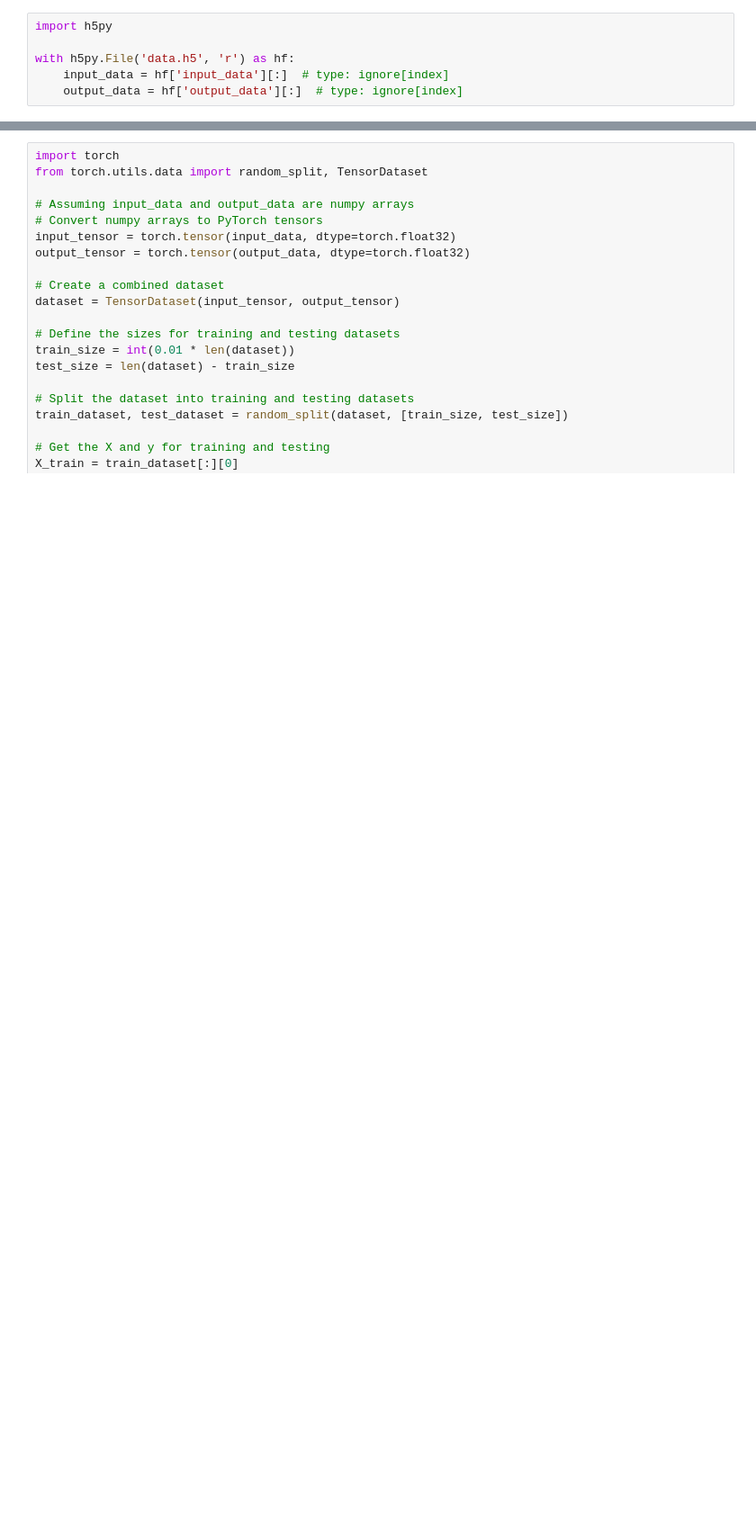
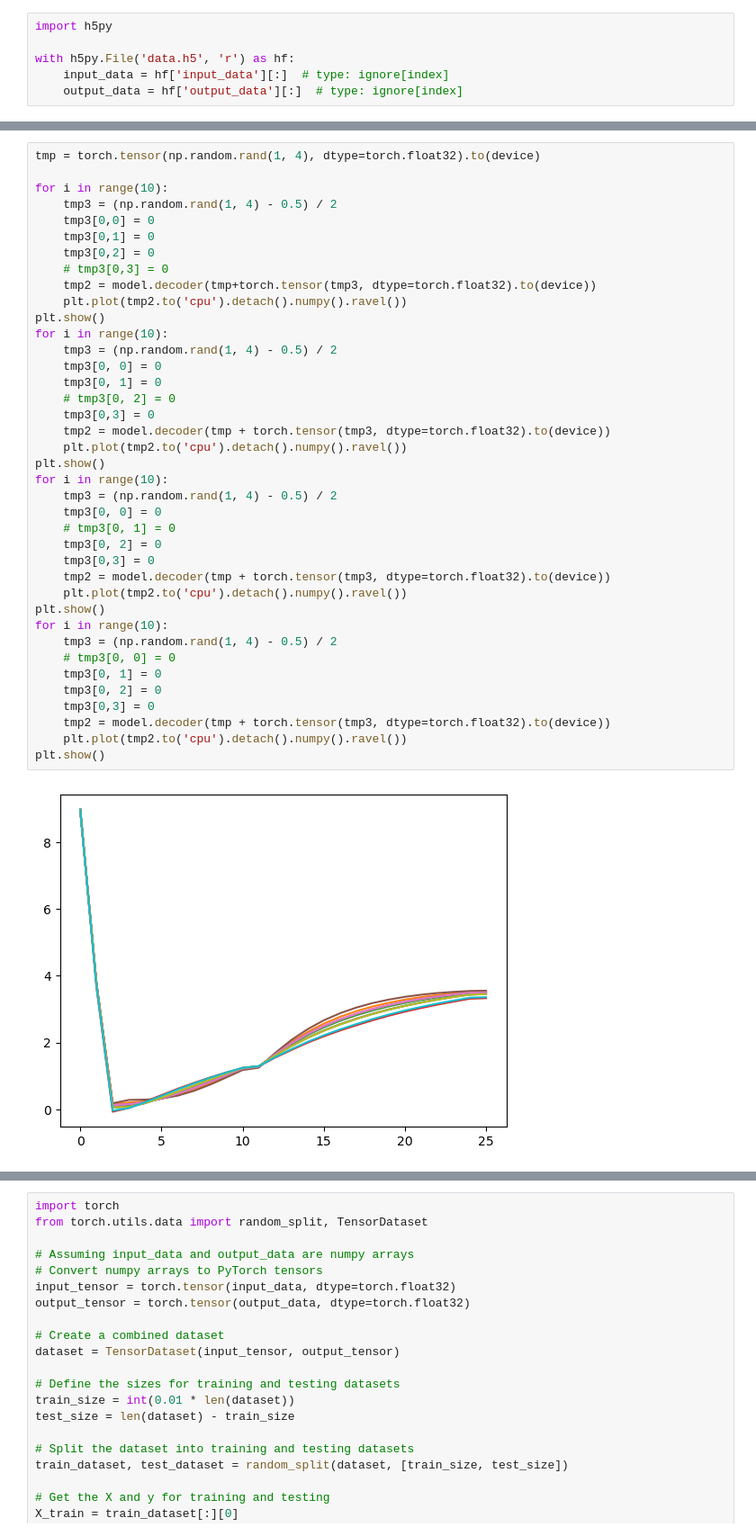
Before and after one commit to Beremi/endorse_tests_data_collected, a Jupyter notebook: test_dataset.ipynb, the cells around one changed output, grey strips where cells are left out. Shown at 90% size. Drawn from its saved outputs; the diff is of its cells as text; blank space fills up the shorter version.

```diff
--- a/test_dataset.ipynb
+++ b/test_dataset.ipynb
@@ -37,0 +172,41 @@ Size of testing dataset: 151080
+# %%
+tmp = torch.tensor(np.random.rand(1, 4), dtype=torch.float32).to(device)
+
+for i in range(10):
+    tmp3 = (np.random.rand(1, 4) - 0.5) / 2
+    tmp3[0,0] = 0
+    tmp3[0,1] = 0
+    tmp3[0,2] = 0
+    # tmp3[0,3] = 0
+    tmp2 = model.decoder(tmp+torch.tensor(tmp3, dtype=torch.float32).to(device))
+    plt.plot(tmp2.to('cpu').detach().numpy().ravel())
+plt.show()
+for i in range(10):
+    tmp3 = (np.random.rand(1, 4) - 0.5) / 2
+    tmp3[0, 0] = 0
+    tmp3[0, 1] = 0
+    # tmp3[0, 2] = 0
+    tmp3[0,3] = 0
+    tmp2 = model.decoder(tmp + torch.tensor(tmp3, dtype=torch.float32).to(device))
+    plt.plot(tmp2.to('cpu').detach().numpy().ravel())
+plt.show()
+for i in range(10):
+    tmp3 = (np.random.rand(1, 4) - 0.5) / 2
+    tmp3[0, 0] = 0
+    # tmp3[0, 1] = 0
+    tmp3[0, 2] = 0
+    tmp3[0,3] = 0
+    tmp2 = model.decoder(tmp + torch.tensor(tmp3, dtype=torch.float32).to(device))
+    plt.plot(tmp2.to('cpu').detach().numpy().ravel())
+plt.show()
+for i in range(10):
+    tmp3 = (np.random.rand(1, 4) - 0.5) / 2
+    # tmp3[0, 0] = 0
+    tmp3[0, 1] = 0
+    tmp3[0, 2] = 0
+    tmp3[0,3] = 0
+    tmp2 = model.decoder(tmp + torch.tensor(tmp3, dtype=torch.float32).to(device))
+    plt.plot(tmp2.to('cpu').detach().numpy().ravel())
+plt.show()
+# %% [output]
+[figure, added]
```
Also changed, not shown: parts of 11 cells of this notebook.
